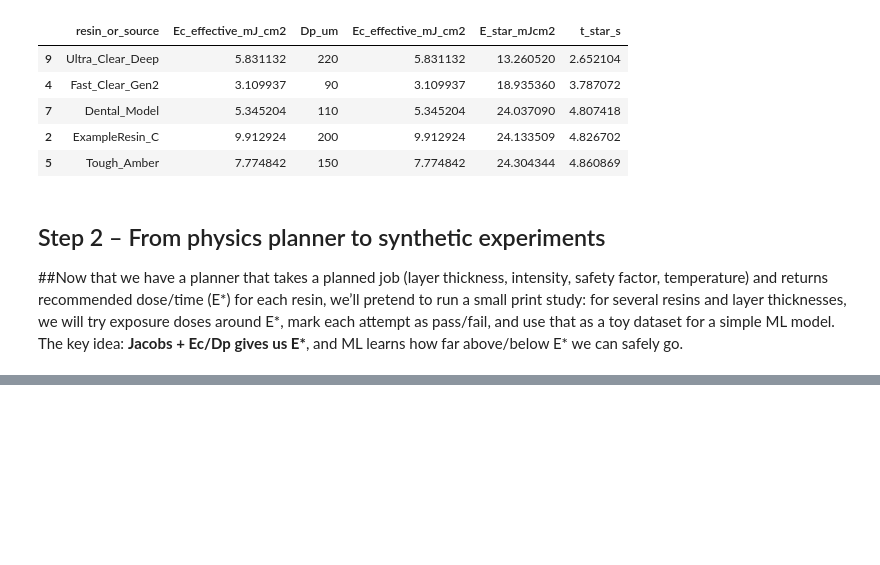
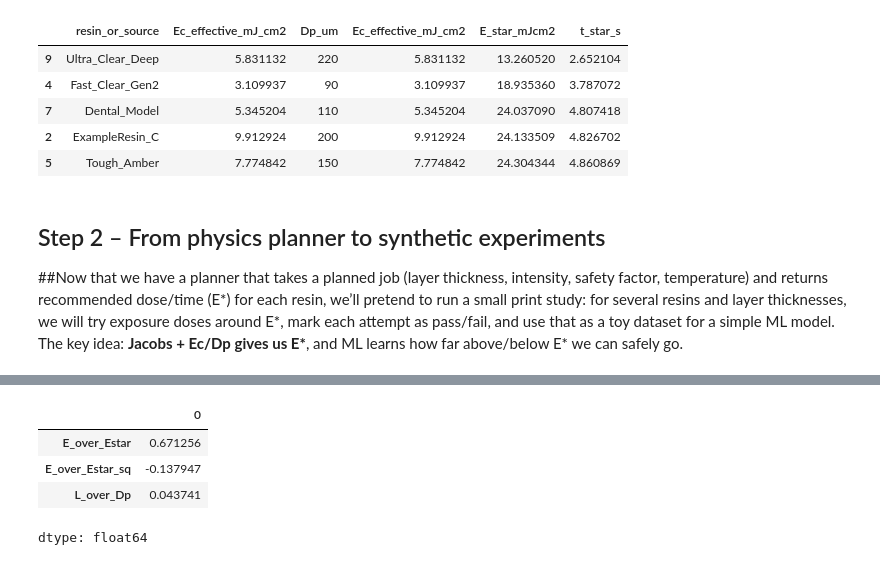
Before and after one commit to nyee88/tvam_resin_mini, a Jupyter notebook: notebooks/01_working_curve.ipynb, the cells around one changed output, grey strips where cells are left out. Drawn from its saved outputs; the diff is of its cells as text; code cells hidden in the pictures; blank space fills up the shorter version.

```diff
--- a/notebooks/01_working_curve.ipynb
+++ b/notebooks/01_working_curve.ipynb
@@ -410,0 +449,29 @@ df_exp.head()
+# %%
+from sklearn.linear_model import LogisticRegression
+
+# Make a copy so we can add feature columns
+df_ml = df_exp.copy()
+
+# Physics-informed features:
+# - E_over_Estar: how far this dose is from the planner's recommended value
+# - E_over_Estar_sq: lets the model learn a "peak" around E* instead of only increasing/decreasing
+# - L_over_Dp: how hard the job is (thickness vs penetration depth)
+df_ml["E_over_Estar_sq"] = df_ml["E_over_Estar"] ** 2
+df_ml["L_over_Dp"] = df_ml["L_um"] / df_ml["Dp_um"]
+
+X = df_ml[["E_over_Estar", "E_over_Estar_sq", "L_over_Dp"]]
+y = df_ml["pass"]
+
+# Fit a simple logistic regression:
+# this learns P(pass) as a smooth function of our normalized physics-based features
+clf = LogisticRegression()
+clf.fit(X, y)
+
+# Optional: peek at coefficients to sanity-check what it learned
+pd.Series(clf.coef_[0], index=X.columns)
+# %% [output]
+|  | 0 |
+| E_over_Estar | 0.671256 |
+| E_over_Estar_sq | -0.137947 |
+| L_over_Dp | 0.043741 |
+dtype: float64
```
Also changed, not shown: parts of 2 cells of this notebook.
